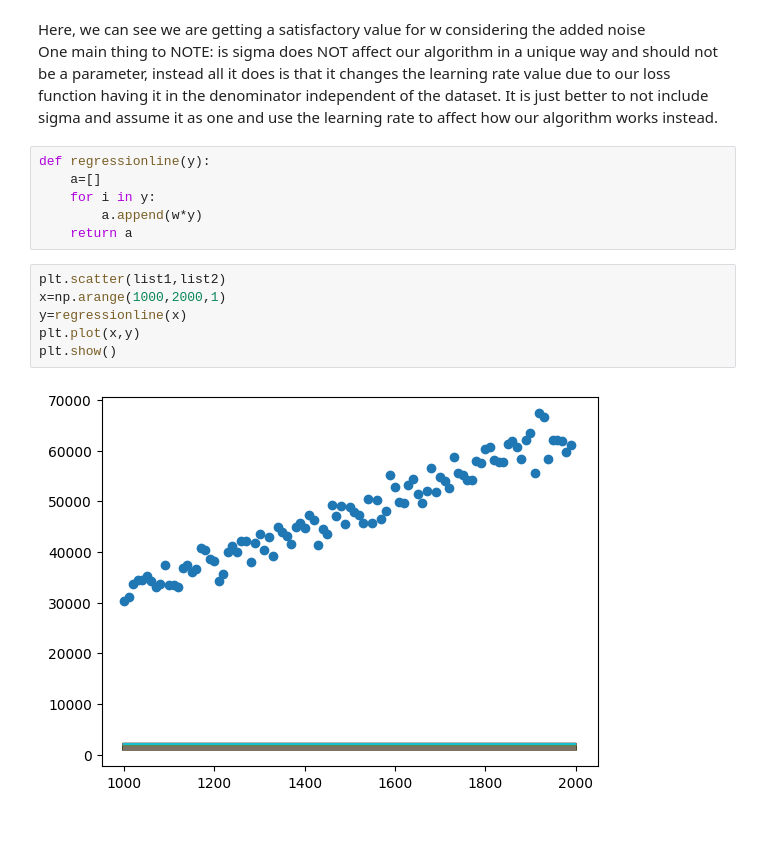
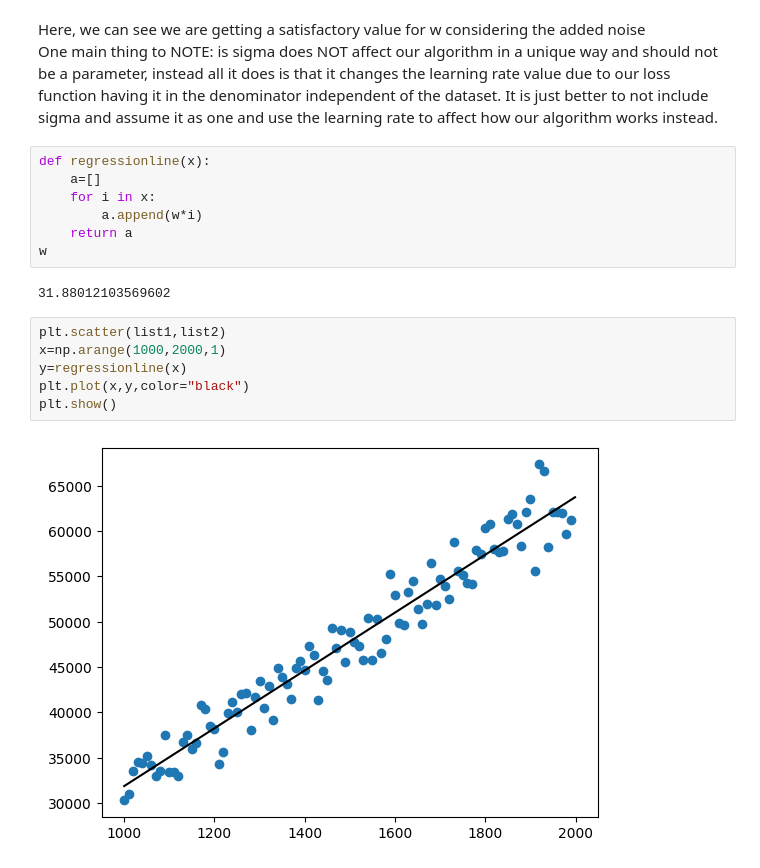
Before and after one commit to dsgiitr/lecture-assignments-y23, a Jupyter notebook: assMath/ass2B/PranjalGautam/1b.ipynb, the cells around one changed output. Cells and saved outputs as stored; diff of their text form; blank space fills up the shorter version.

```diff
--- a/assMath/ass2B/PranjalGautam/1b.ipynb
+++ b/assMath/ass2B/PranjalGautam/1b.ipynb
@@ -34,16 +34,19 @@ for i in range(epochs):
 Here, we can see we are getting a satisfactory value for w considering the added noise\
 One main thing to NOTE: is sigma does NOT affect our algorithm in a unique way and should not be a parameter, instead all it does is that it changes the learning rate value due to our loss function having it in the denominator independent of the dataset. It is just better to not include sigma and assume it as one and use the learning rate to affect how our algorithm works instead.
 # %%
-def regressionline(y):
+def regressionline(x):
     a=[]
-    for i in y:
-        a.append(w*y)
+    for i in x:
+        a.append(w*i)
     return a
+w
+# %% [output]
+31.88012103569602
 # %%
 plt.scatter(list1,list2)
 x=np.arange(1000,2000,1)
 y=regressionline(x)
-plt.plot(x,y)
+plt.plot(x,y,color="black")
 plt.show()
 # %% [output]
-[figure, old version]
+[figure, new version]
```
